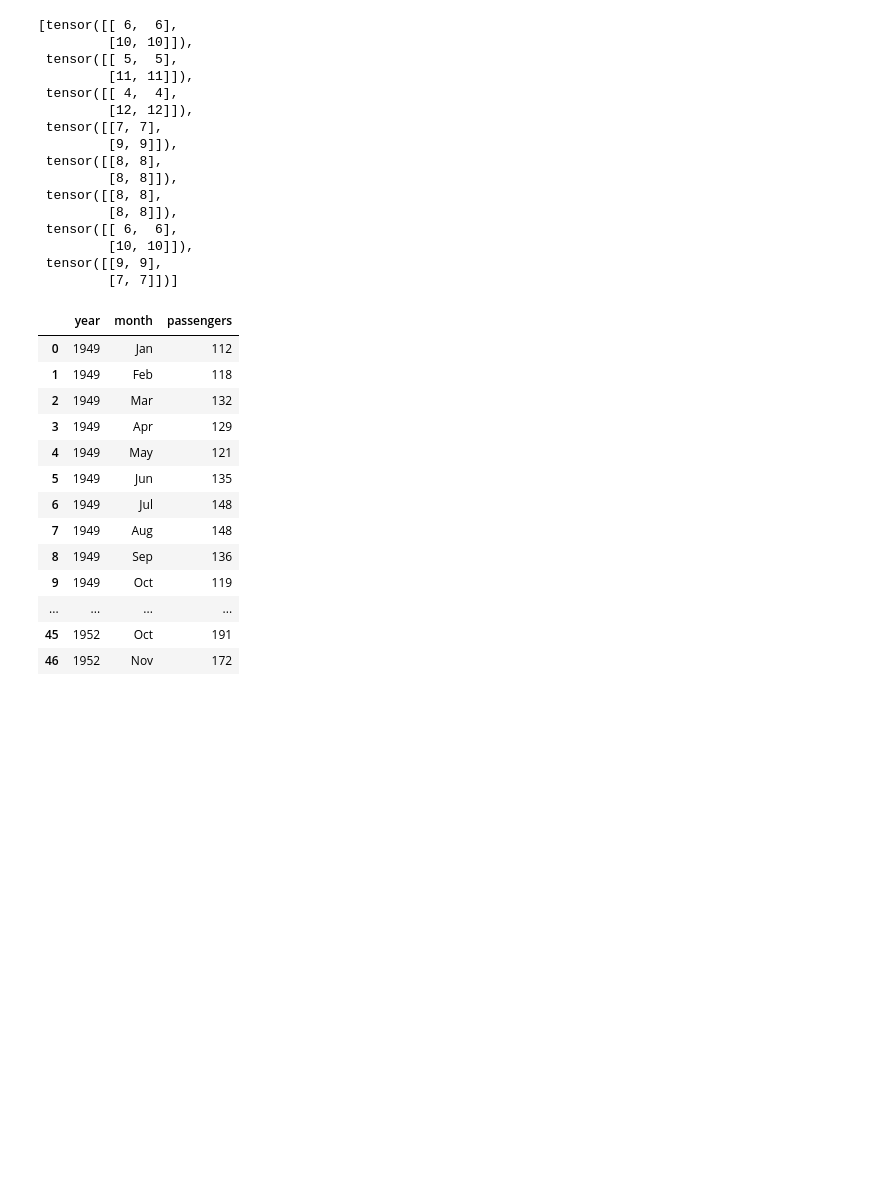
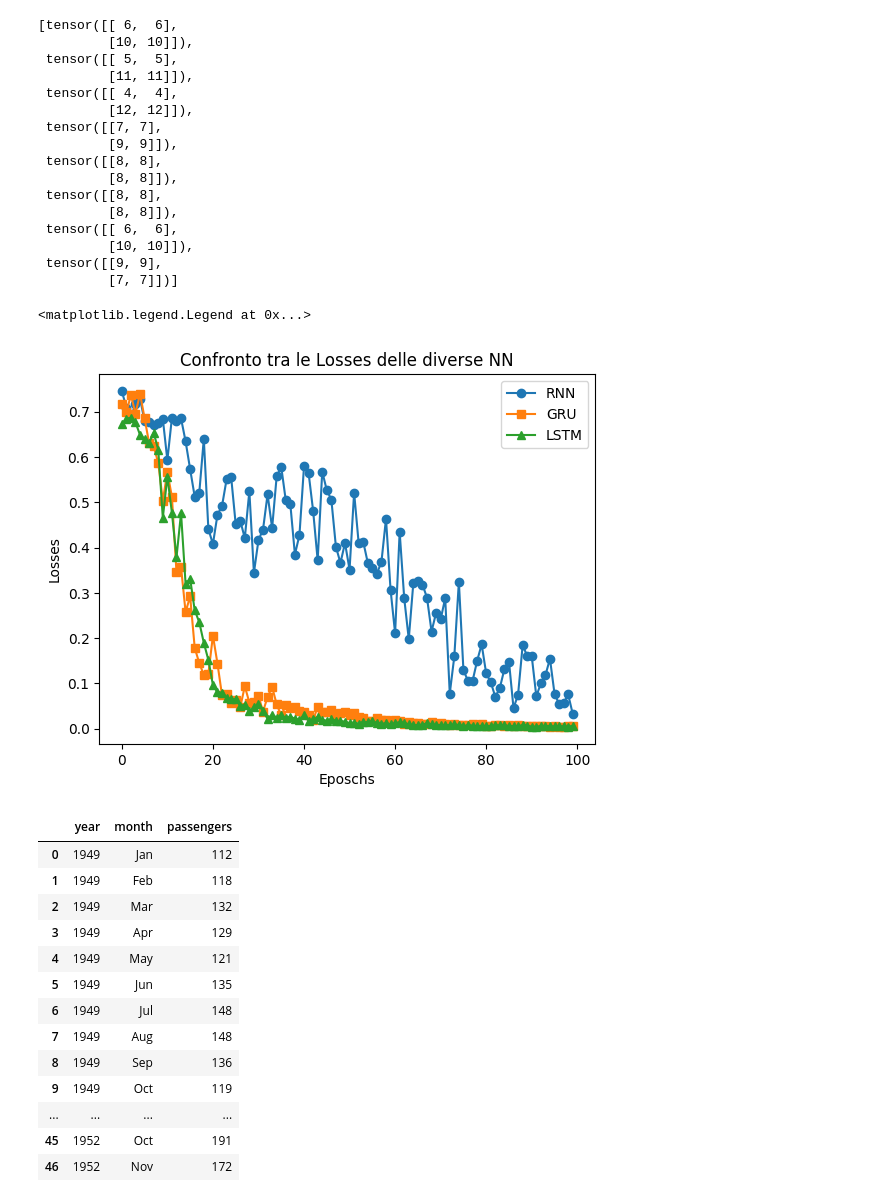
Before and after one commit to MatteoBollecchino/Corsi_Magistrale_SST, a Jupyter notebook: MLSA/AA20252026/notebooks/Lecture_4_Deep_Learning_RNN.ipynb, the cells around one changed output. Cells and saved outputs as stored; diff of their text form; code cells hidden in the pictures; blank space fills up the shorter version.

```diff
--- a/MLSA/AA20252026/notebooks/Lecture_4_Deep_Learning_RNN.ipynb
+++ b/MLSA/AA20252026/notebooks/Lecture_4_Deep_Learning_RNN.ipynb
@@ -436,7 +436,7 @@ loss = nn.BCEWithLogitsLoss()
 optimizer = optim.Adam(model.parameters(), lr=0.01)
 # %%
 epochs = 100
-losses = []
+losses_RNN = []
 for i in range(epochs):
     for seq, labels in train_loader:
         optimizer.zero_grad()
@@ -448,7 +448,7 @@ for i in range(epochs):
         single_loss = loss(y_pred, labels)
         single_loss.backward()
         optimizer.step()
-    losses.append(single_loss.item())
+    losses_RNN.append(single_loss.item())
     if i%25 == 1:
         print(f'epoch: {i:3} loss: {single_loss.item():10.8f}')
 
@@ -700,7 +700,7 @@ loss = nn.BCEWithLogitsLoss()
 optimizer = optim.Adam(modelGRU.parameters(), lr=0.01)
 # %%
 epochs = 100
-losses = []
+losses_GRU = []
 for i in range(epochs):
     for seq, labels in train_loader:
         optimizer.zero_grad()
@@ -709,7 +709,7 @@ for i in range(epochs):
         single_loss = loss(y_pred, labels)
         single_loss.backward()
         optimizer.step()
-    losses.append(single_loss.item())
+    losses_GRU.append(single_loss.item())
     if i%25 == 1:
         print(f'epoch: {i:3} loss: {single_loss.item():10.8f}')
 
@@ -934,7 +934,7 @@ loss = nn.BCEWithLogitsLoss()
 optimizer = optim.Adam(modelLSTM.parameters(), lr=0.01)
 # %%
 epochs = 100
-losses = []
+losses_LSTM = []
 for i in range(epochs):
     for seq, labels in train_loader:
         optimizer.zero_grad()
@@ -943,7 +943,7 @@ for i in range(epochs):
         single_loss = loss(y_pred, labels)
         single_loss.backward()
         optimizer.step()
-    losses.append(single_loss.item())
+    losses_LSTM.append(single_loss.item())
     if i%25 == 1:
         print(f'epoch: {i:3} loss: {single_loss.item():10.8f}')
 
@@ -978,6 +978,24 @@ final_results
          [10, 10]]),
  tensor([[9, 9],
          [7, 7]])]
+# %%
+import matplotlib.pyplot as plt
+
+x = np.arange(0, 100, 1)
+
+# Plot di più liste sullo stesso grafico
+plt.plot(x, losses_RNN, label='RNN', marker='o')
+plt.plot(x, losses_GRU, label='GRU', marker='s')
+plt.plot(x, losses_LSTM, label='LSTM', marker='^')
+
+# Aggiungo etichette e titolo
+plt.xlabel('Eposchs')
+plt.ylabel('Losses')
+plt.title('Confronto tra le Losses delle diverse NN')
+plt.legend()   # Mostra la legenda
+# %% [output]
+<matplotlib.legend.Legend at 0x...>
+[figure, added]
 # %%
 import seaborn as sns
 import matplotlib.pyplot as plt
```
Also changed, not shown: parts of 2 cells of this notebook.
